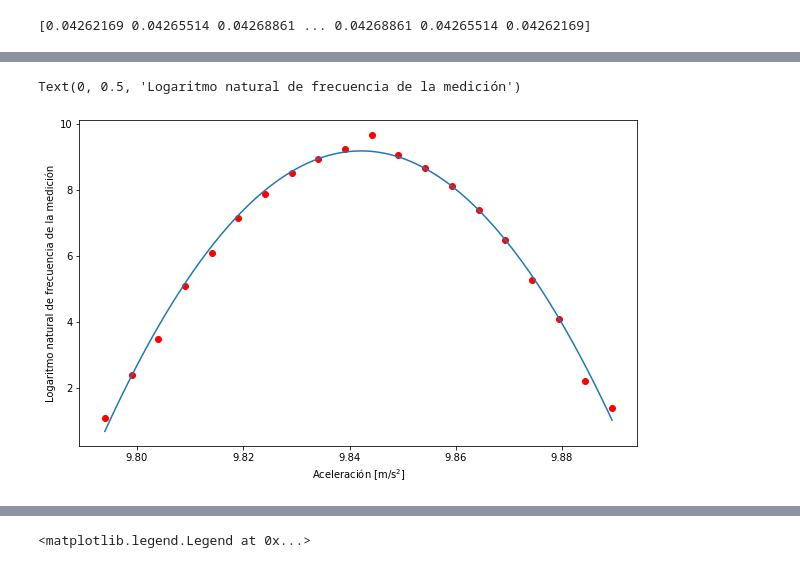
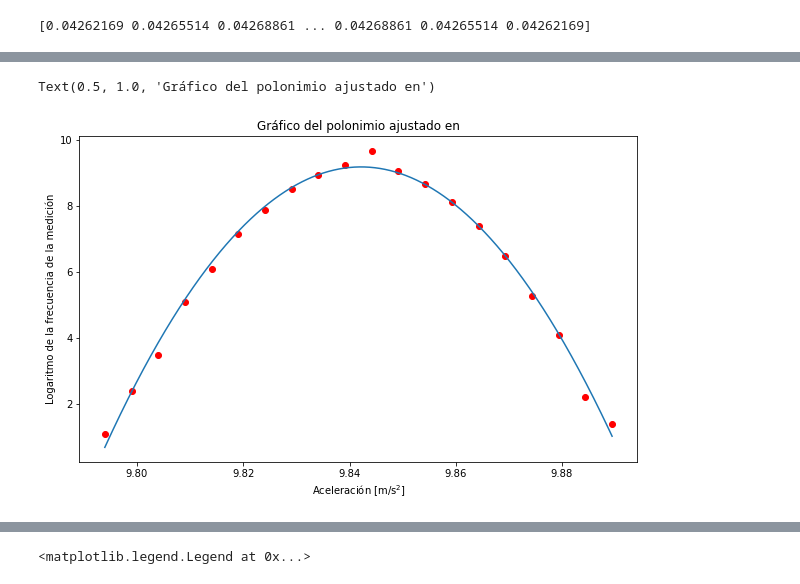
Before and after one commit to fis-udec-2019/Tareas-S4, a Jupyter notebook: Laboratorio 1/Tarea 3/Script/TA3LAB1.ipynb, the cells around one changed output, grey strips where cells are left out. Drawn from its saved outputs; the diff is of its cells as text; code cells hidden in the pictures.

```diff
--- a/Laboratorio 1/Tarea 3/Script/TA3LAB1.ipynb
+++ b/Laboratorio 1/Tarea 3/Script/TA3LAB1.ipynb
@@ -124,25 +195,24 @@ print(gaussiana)
 ## Ajuste con curve_fit
 # %%
 xx = np.linspace(np.min(a_z),np.max(a_z), 2000)
-bin_centres = (bin_edges[:-1] + bin_edges[1:])/2 #(valor del centro de cada "bins")
+bin_centers = (bin_edges[:-1] + bin_edges[1:])/2 #(valor del centro de cada "bins" o marca de clase) (perdida de grados de libertad)
 def gauss(x, *p):
     A, B, C = p
-    return (A/x) *np.exp((-(x-B)**2)/(2*(C**2)))
+    return (A) *np.exp((-(x-B)**2)/(2*(C**2))) #función gaussiana definida explicitamente
 
 # pk es la estimación inicial de los coeficientes de ajuste (A, B y C)
 pk = [0, 1, 2]
 
 #coeff = parámetros óptimos hallados y matrix = es la matriz de covarianza de los parámetros hallados.
 
-coeff,matrix = curve_fit(gauss, bin_centres, hist,pk)
-A,B,C = coeff
-hist_ajustado = gauss(bin_centres, *coeff)  #curva ajustada
+coeff,matrix = curve_fit(gauss, bin_centers, hist,pk) #funcion curve fit que entrega un arreglo con dos arreglos
+
+hist_ajustado = gauss(bin_centers, *coeff)  #curva ajustada
 
 plt.figure(figsize=(10,6))
-plt.scatter(bin_centres,hist, color = "black")
-#plt.plot(bin_centres, hist,color = "olive")
-plt.plot(bin_centres, hist_ajustado, label='Curva ajustada sobre una partición de P(20) ',color = "red")
-plt.plot(xx,gauss(xx,*coeff), label='Curva ajutada sobre una partición más fina ',color = "green")
+plt.scatter(bin_centers,hist, color = "black")
+#plt.plot(bin_centers, hist,color = "olive")
+plt.plot(xx,gauss(xx,*coeff), label='Curva ajutada',color = "green")
 plt.hist(a_z, bins=20, color='blue',alpha=0.5,rwidth=0.96)
 plt.title('Gráfico de la curva ajustada al modelo 1')
 plt.ylabel('Frecuencia de la medición')
@@ -190,15 +259,14 @@ Text(0, 0.5, 'Logaritmo natural de frecuencia de la medición')
 # %%
-#Ahora el ajuste, a un polinomio de grado 2:
-p = np.polyfit(bin_centres,log_hist , 2)
-#Evaluamos el polinomio:
-x_x = np.linspace(np.min(bin_centres),np.max(bin_centres), 20000)
-Pyy = np.polyval(p,x_x)
+p = np.polyfit(bin_centers,log_hist,2)#Ajuste a un polinomio de grado 2 donde p es un arreglo con los coeficientes
+x_x = np.linspace(np.min(bin_centers),np.max(bin_centers),20000) #arreglo donde desea evaluar el polinomio
+Pyy = np.polyval(p,x_x) #Evaluamos el polinomio
 
 plt.figure(figsize=(10,6))
-plt.scatter(bin_centres, log_hist, c='red')
-plt.plot(x_x,Pyy)
+plt.scatter(bin_centers, log_hist, c='red') #puntos (marca de clase, log(frecuencia))
+plt.plot(x_x,Pyy)                           #polinomio evaluado (curva ajustada)
 plt.xlabel('Aceleración [m/s$^2$]')
-plt.ylabel('Logaritmo natural de frecuencia de la medición')
+plt.ylabel('Logaritmo de la frecuencia de la medición')
+plt.title("Gráfico del polonimio ajustado en" )
 # %% [output]
-Text(0, 0.5, 'Logaritmo natural de frecuencia de la medición')
+Text(0.5, 1.0, 'Gráfico del polonimio ajustado en')
-[figure, old version]
+[figure, new version]
```
Also changed, not shown: parts of 40 cells of this notebook.
